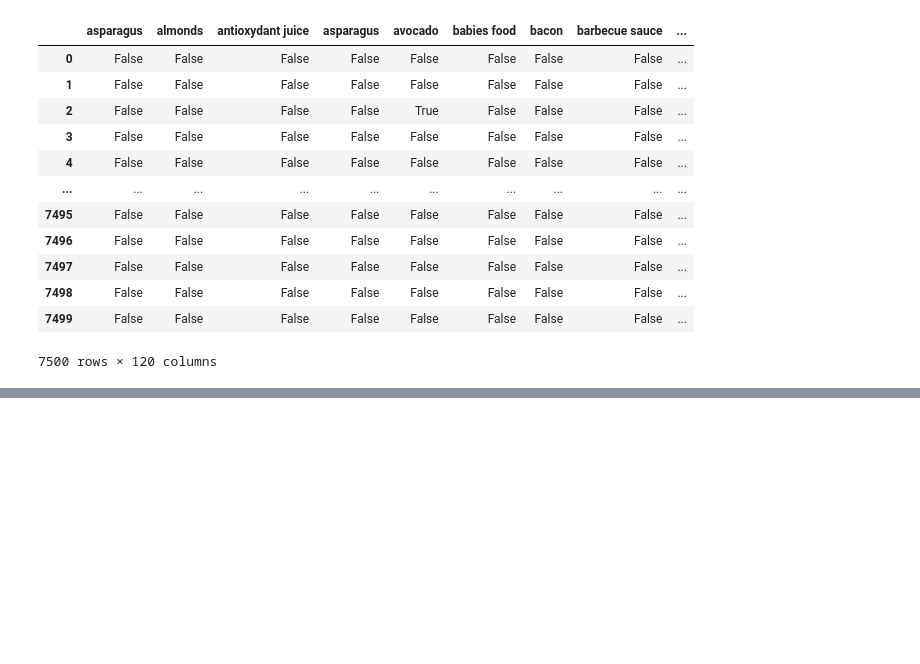
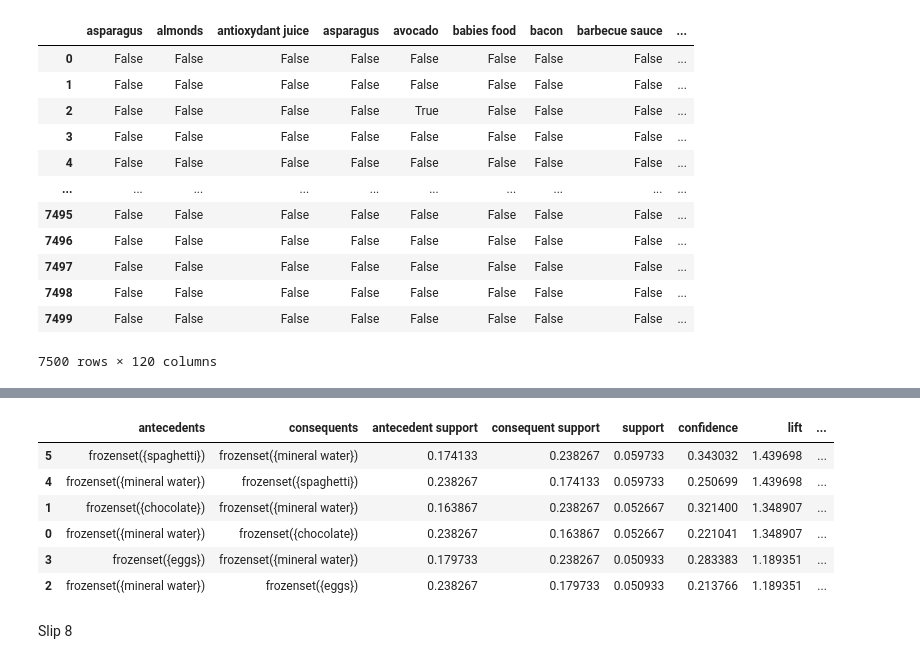
Before and after one commit to VedantMS/TY_BSc_CS, a Jupyter notebook: DA/apriori.ipynb, the cells around one changed output, grey strips where cells are left out. Cells and saved outputs as stored; diff of their text form; code cells hidden in the pictures; blank space fills up the shorter version.

```diff
--- a/DA/apriori.ipynb
+++ b/DA/apriori.ipynb
@@ -115,0 +163,15 @@ freq_items
+# %%
+rules = association_rules(freq_items, metric = 'support', min_threshold = 0.05)
+rules = rules.sort_values(['support', 'confidence'], ascending = [False, False])
+
+rules
+# %% [output]
+|  | antecedents | consequents | antecedent support | consequent support | support | confidence | lift | ... |
+| 5 | frozenset({spaghetti}) | frozenset({mineral water}) | 0.174133 | 0.238267 | 0.059733 | 0.343032 | 1.439698 | ... |
+| 4 | frozenset({mineral water}) | frozenset({spaghetti}) | 0.238267 | 0.174133 | 0.059733 | 0.250699 | 1.439698 | ... |
+| 1 | frozenset({chocolate}) | frozenset({mineral water}) | 0.163867 | 0.238267 | 0.052667 | 0.321400 | 1.348907 | ... |
+| 0 | frozenset({mineral water}) | frozenset({chocolate}) | 0.238267 | 0.163867 | 0.052667 | 0.221041 | 1.348907 | ... |
+| 3 | frozenset({eggs}) | frozenset({mineral water}) | 0.179733 | 0.238267 | 0.050933 | 0.283383 | 1.189351 | ... |
+| 2 | frozenset({mineral water}) | frozenset({eggs}) | 0.238267 | 0.179733 | 0.050933 | 0.213766 | 1.189351 | ... |
+# %% [markdown]
+Slip 8
```
Also changed, not shown: parts of 12 cells of this notebook, 2 other files.
